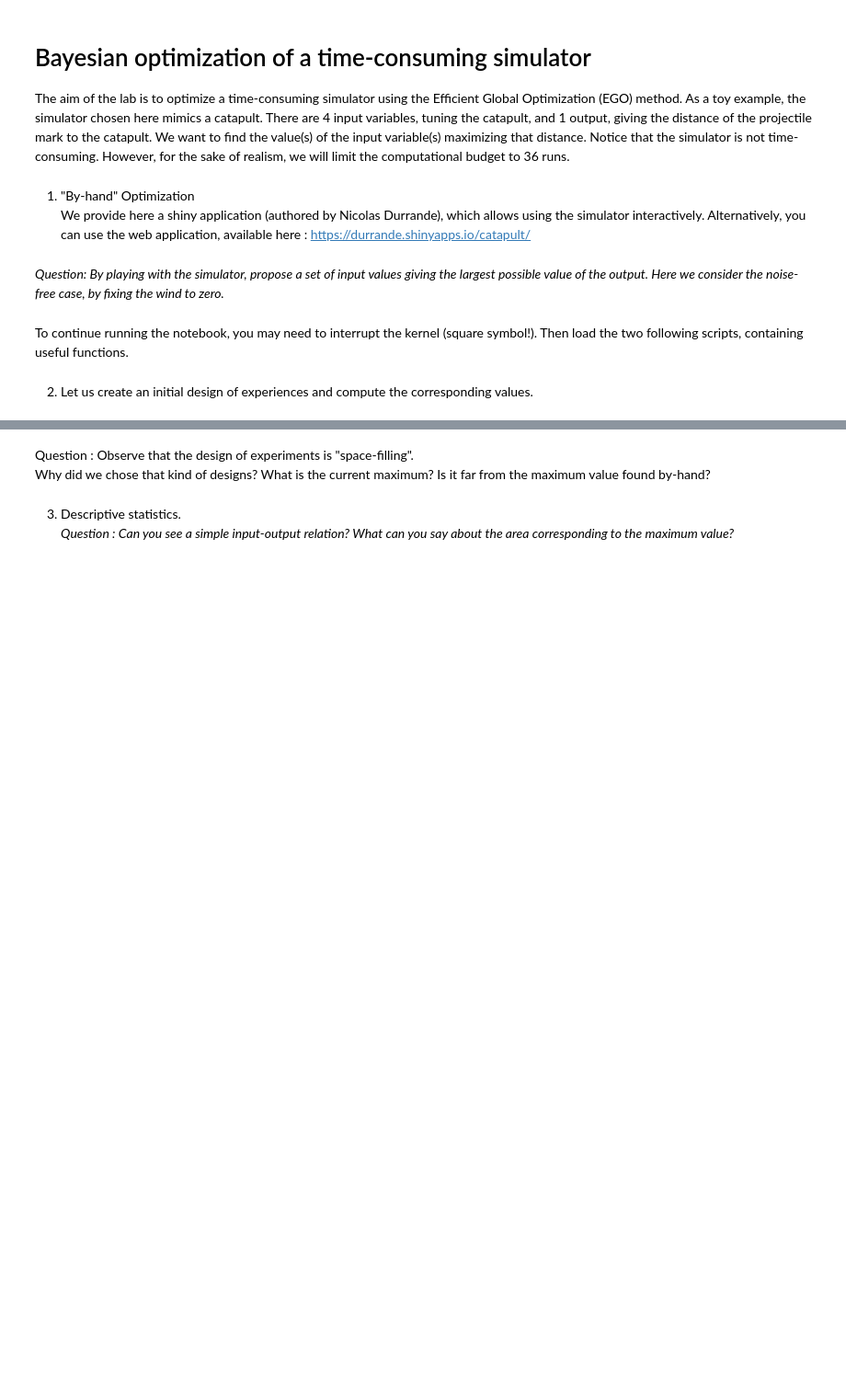
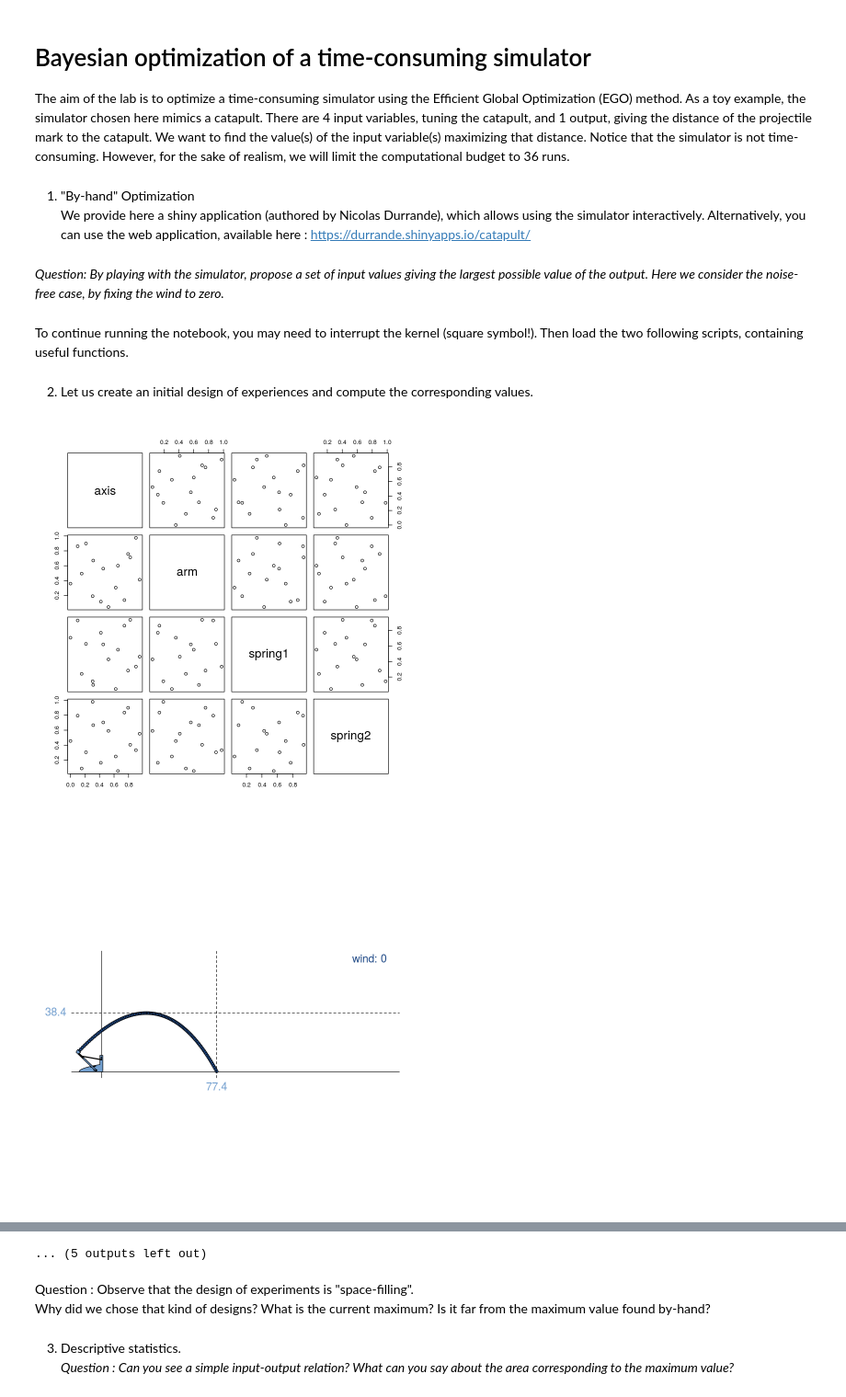
Before and after one commit to ZuluOscarUniform/Computer-experiments, a Jupyter notebook: ComputerExperiments-R-catapult.ipynb, the cells around one changed output, grey strips where cells are left out. Shown at 92% size. Saved outputs shown, nothing was run; the diff lists cells and outputs as text; code cells hidden in the pictures; blank space fills up the shorter version.

```diff
--- a/ComputerExperiments-R-catapult.ipynb
+++ b/ComputerExperiments-R-catapult.ipynb
@@ -20,12 +20,17 @@ source("catapultFunctions.R")
 # %%
 library(DiceDesign)
 set.seed(0)
-X0 <- lhsDesign(n = 16, dimension = 4)$design
-Xopt <- maximinESE_LHS(X0, it=10)
+ninit <- 16
+d <- 4
+X0 <- lhsDesign(n = ninit, dimension = d)$design
+Xopt <- maximinESE_LHS(X0, it = 10)
 ## you may be interested in the convergence
 #plot(Xopt$critValues,type="l")
 X <- Xopt$design
 colnames(X) <- c("axis", "arm", "spring1", "spring2")
 pairs(X)
 ## compute the output values
 Y <- apply(X, 1, runExperiment, windFactor = 0)[1, ]
+# %% [output]
+[figure, added]
+[figure, added]
@@ -32,3 +47,4 @@ Y <- apply(X, 1, runExperiment, windFactor = 0)[1, ]
+... (5 outputs left out)
 # %% [markdown]
 Question : Observe that the design of experiments is "space-filling". <br> Why did we chose that kind of designs? What is the current maximum? Is it far from the maximum value found by-hand?
 # %% [markdown]
```
Also changed, not shown: parts of 15 cells of this notebook.
